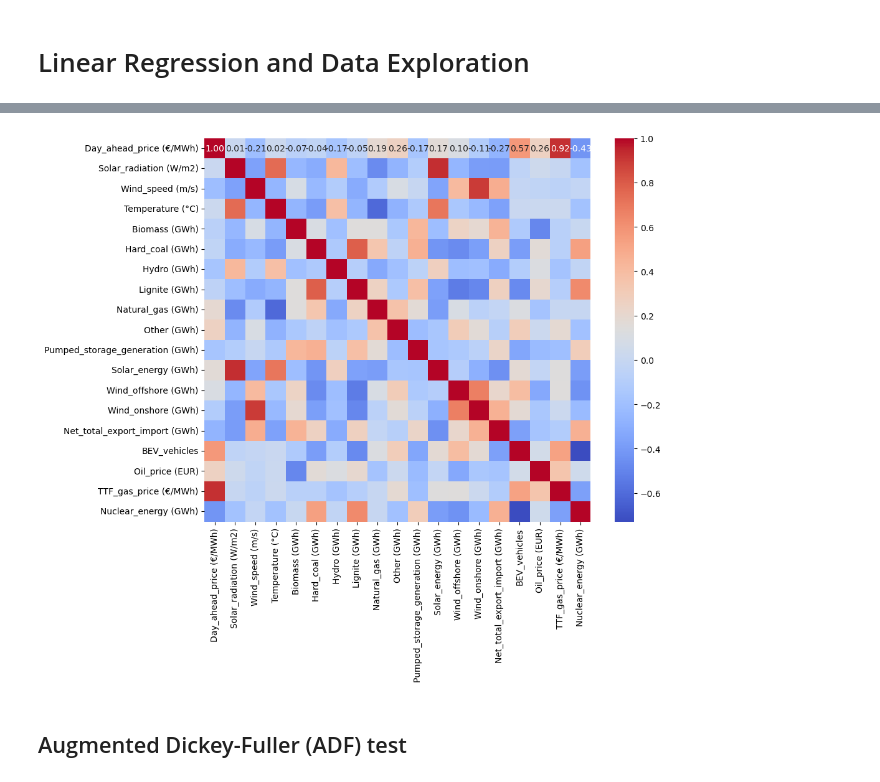
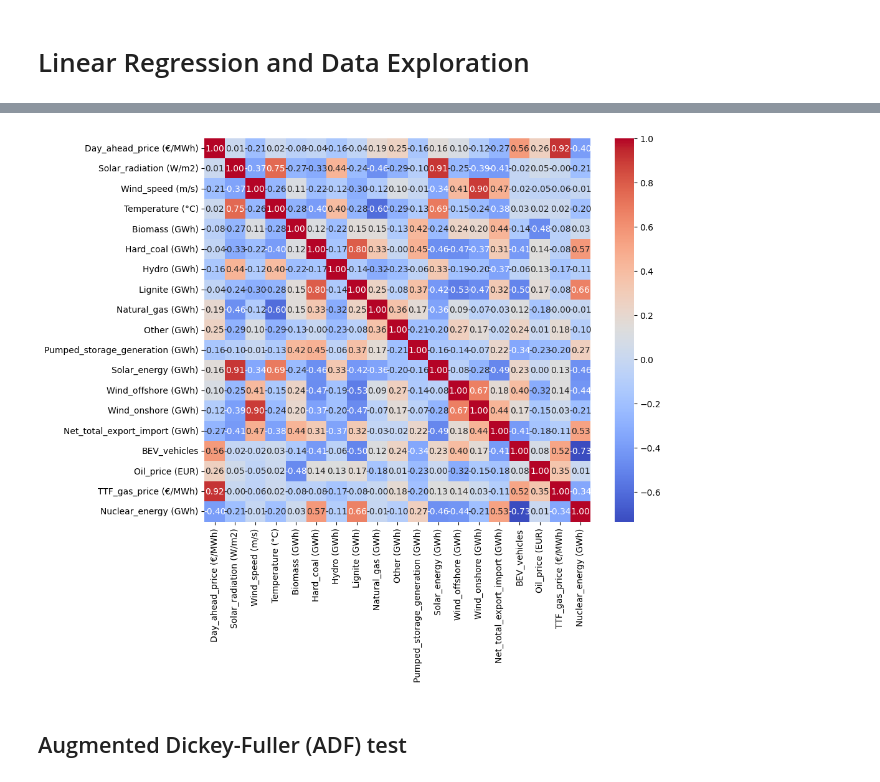
Before and after one commit to stefgr1/Prediction_of_energy_prices, a Jupyter notebook: predictions/Linear_regression/linear_regression.ipynb, the cells around one changed output, grey strips where cells are left out. Saved outputs shown, nothing was run; the diff lists cells and outputs as text; code cells hidden in the pictures.

```diff
--- a/predictions/Linear_regression/linear_regression.ipynb
+++ b/predictions/Linear_regression/linear_regression.ipynb
@@ -64,10 +64,25 @@ memory usage: 694.2 KB
-# %%
-# Correlation matrix heatmap to understand the relationships
-plt.figure(figsize=(10, 8))
-sns.heatmap(data.corr(), annot=True, fmt=".2f", cmap='coolwarm')
-plt.show()
-# %% [output]
-[figure, removed]
+# %%
+import seaborn as sns
+import matplotlib.pyplot as plt
+
+# List of covariates you want to include in the correlation matrix
+selected_covariates = ['Day_ahead_price (€/MWh)', 'Solar_radiation (W/m2)', 'Wind_speed (m/s)',
+       'Temperature (°C)', 'Biomass (GWh)', 'Hard_coal (GWh)', 'Hydro (GWh)',
+       'Lignite (GWh)', 'Natural_gas (GWh)', 'Other (GWh)',
+       'Pumped_storage_generation (GWh)', 'Solar_energy (GWh)',
+       'Wind_offshore (GWh)', 'Wind_onshore (GWh)',
+       'Net_total_export_import (GWh)', 'BEV_vehicles', 'Oil_price (EUR)',
+       'TTF_gas_price (€/MWh)', 'Nuclear_energy (GWh)']
+
+# Filter the dataframe to include only the selected covariates
+data_filtered = data[selected_covariates]
+
+# Correlation matrix heatmap
+plt.figure(figsize=(10, 8))
+sns.heatmap(data_filtered.corr(), annot=True, fmt=".2f", cmap='coolwarm')
+plt.show()
+# %% [output]
+[figure, added]
 # %% [markdown]
 ## Augmented Dickey-Fuller (ADF) test
 # %%
```
Also changed, not shown: parts of 13 cells of this notebook, 13 other files.
